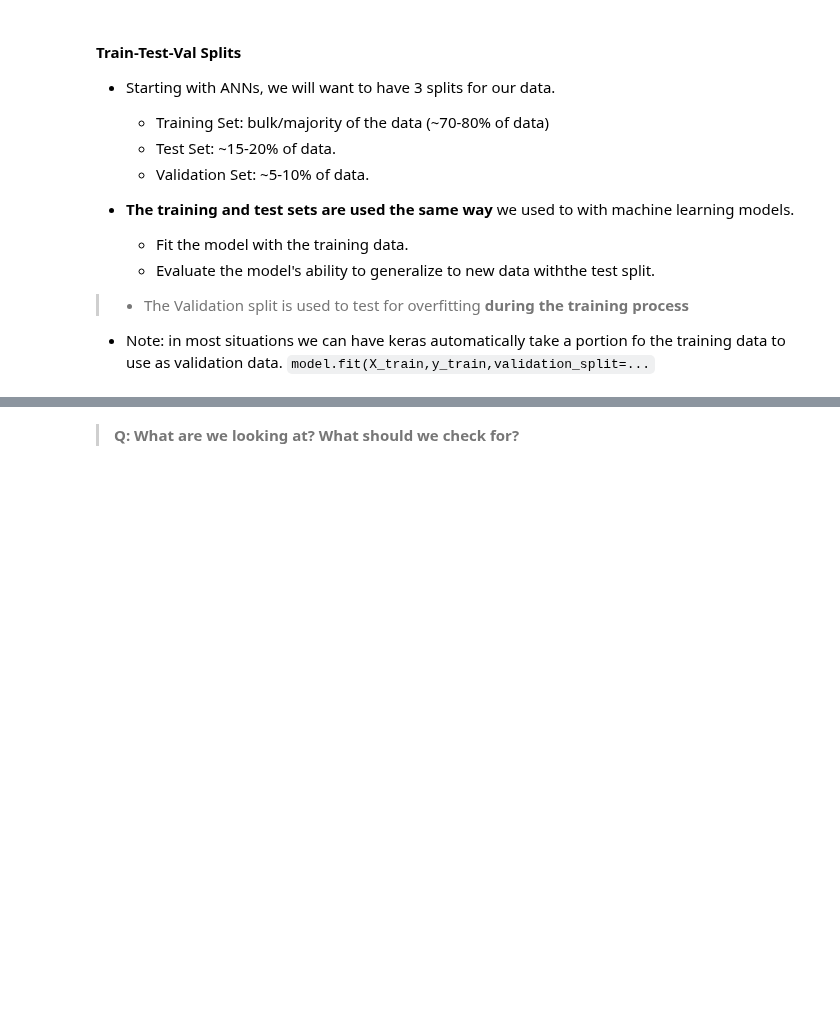
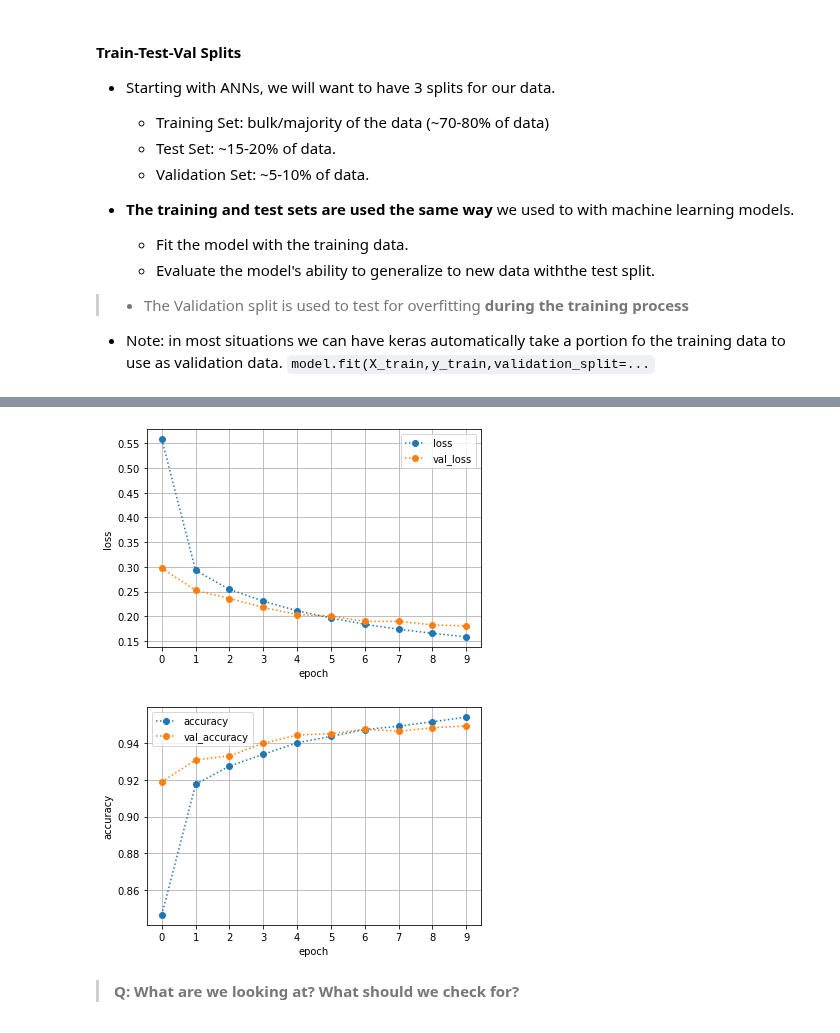
Before and after one commit to flatiron-school/Online-DS-FT-022221-Cohort-Notes, a Jupyter notebook: Phase_4/topic_40-41_neural_networks/topic_40-41_Artificial_Neural_Networks_v1_SG.ipynb, the cells around one changed output, grey strips where cells are left out. Cells and saved outputs as stored; diff of their text form; code cells hidden in the pictures; blank space fills up the shorter version.

```diff
--- a/Phase_4/topic_40-41_neural_networks/topic_40-41_Artificial_Neural_Networks_v1_SG.ipynb
+++ b/Phase_4/topic_40-41_neural_networks/topic_40-41_Artificial_Neural_Networks_v1_SG.ipynb
@@ -362,6 +402,6 @@ len(train_images), len(test_images)
 > Where tensor/matrix shapes will come back to haunt us!
 # %%
 ## Print y_train shape
-
-
-## Save the number of cols as n_classes
+## Check the shape of y_train
+n_classes = y_train.shape[1]
+n_classes
@@ -370,11 +415,15 @@ len(train_images), len(test_images)
 # %%
 ## Make a Sequential Model
-
+model = models.Sequential()
 ## Hidden layer of 10 units with relu activation function
+model.add(layers.Dense(16,activation='relu', input_shape=train_images_unrow[0].shape))
 
 ## Add final layer with n_classes # of neurons and activation='softmax'
+model.add(layers.Dense(n_classes, activation='softmax'))
 
 ## Compile with optimer as adam, loss as categorical_crossentropy, and accuracy as metric
 
+model.compile(optimizer='adam', loss='categorical_crossentropy', metrics=['accuracy'])
 
 ## Display model summary
+model.summary()
@@ -395,3 +457,5 @@ len(train_images), len(test_images)
 `model.fit(X_train,y_train,validation_split=...`
 # %%
 # Fitting the model (10 epochs, batch size=64, validation_split=0.2)
+history = model.fit(train_images_unrow,y_train,epochs=10,batch_size=64,
+                    validation_split=0.2)
@@ -398,2 +483,4 @@ len(train_images), len(test_images)
 # %%
 ## Make a dataframe out of history
+res_df =pd.DataFrame(history.history)
+res_df
@@ -400,12 +499,23 @@ len(train_images), len(test_images)
 # %%
 ## Plot each type of metric on its own plot (accuracy/loss)
+kws =dict(marker='o',ls=':')
+## Plot Train/Val Losses
+ax1= res_df[[col for col in res_df.columns if 'loss' in col]].plot(**kws)
+ax1.set(xlabel="epoch",ylabel='loss')
+## Plot Train/Val accuracy
+ax2= res_df[[col for col in res_df.columns if 'acc' in col]].plot(**kws)
+ax2.set(xlabel="epoch",ylabel='accuracy')
 
-## Plot Train/Val Losses
-
-## Plot Train/Val accuracy
 
 
 ## Set the xticks to be 1 tick for each epoch  and add a grid
+## Set the xticks to be 1 tick for each epoch  and add a grid
+for ax in (ax1,ax2):
+    ax.xaxis.set_major_locator(mpl.ticker.MaxNLocator(integer=True))
+    ax.grid()
+# %% [output]
+[figure, added]
+[figure, added]
 # %% [markdown]
 > **Q: What are we looking at? What should we check for?**
 # %% [markdown]
```
Also changed, not shown: parts of 44 cells of this notebook, 2 other files.
